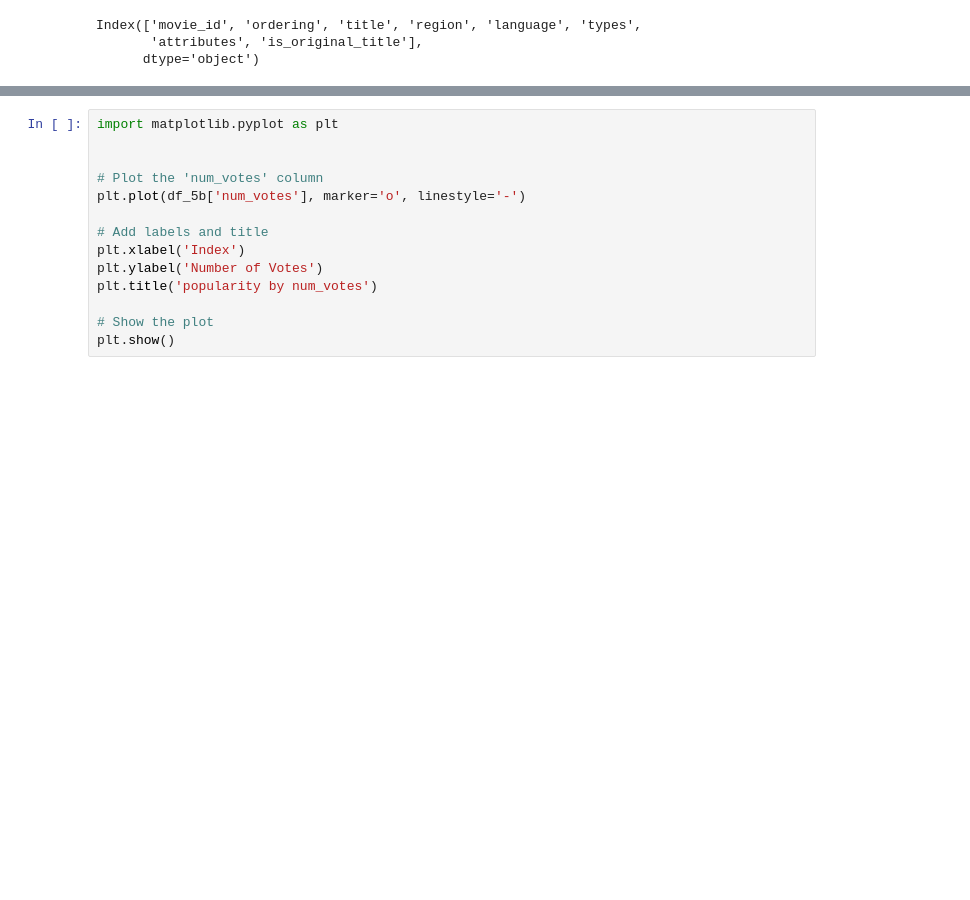
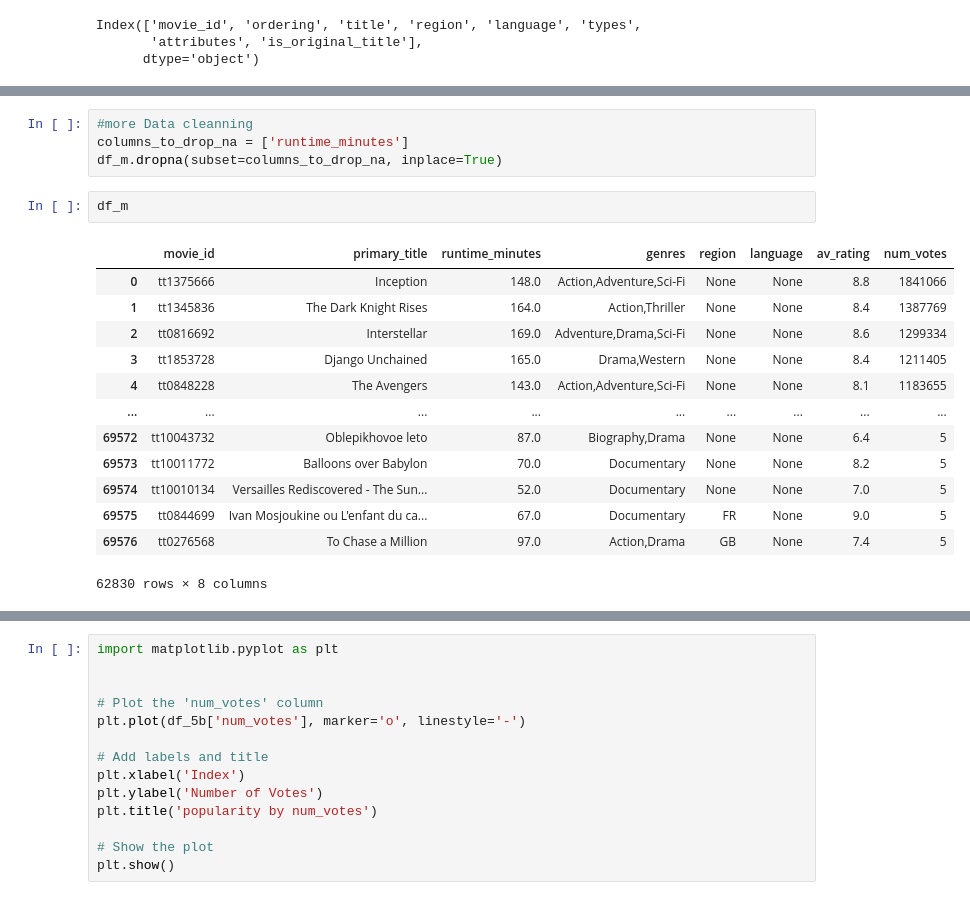
Before and after one commit to pyamin1878/Movie-Project, a Jupyter notebook: Notebooks/student_working_notebook-juvenson.ipynb, the cells around one changed output, grey strips where cells are left out. Saved outputs shown, nothing was run; the diff lists cells and outputs as text; blank space fills up the shorter version.

```diff
--- a/Notebooks/student_working_notebook-juvenson.ipynb
+++ b/Notebooks/student_working_notebook-juvenson.ipynb
@@ -202,0 +289,20 @@ df_5a = df_5a[df_5a['genres'].notnull()]
+# %%
+#more Data cleanning
+columns_to_drop_na = ['runtime_minutes']
+df_m.dropna(subset=columns_to_drop_na, inplace=True)
+# %%
+df_m
+# %% [output]
+|  | movie_id | primary_title | runtime_minutes | genres | region | language | av_rating | num_votes |
+| 0 | tt1375666 | Inception | 148.0 | Action,Adventure,Sci-Fi | None | None | 8.8 | 1841066 |
+| 1 | tt1345836 | The Dark Knight Rises | 164.0 | Action,Thriller | None | None | 8.4 | 1387769 |
+| 2 | tt0816692 | Interstellar | 169.0 | Adventure,Drama,Sci-Fi | None | None | 8.6 | 1299334 |
+| 3 | tt1853728 | Django Unchained | 165.0 | Drama,Western | None | None | 8.4 | 1211405 |
+| 4 | tt0848228 | The Avengers | 143.0 | Action,Adventure,Sci-Fi | None | None | 8.1 | 1183655 |
+| ... | ... | ... | ... | ... | ... | ... | ... | ... |
+| 69572 | tt10043732 | Oblepikhovoe leto | 87.0 | Biography,Drama | None | None | 6.4 | 5 |
+| 69573 | tt10011772 | Balloons over Babylon | 70.0 | Documentary | None | None | 8.2 | 5 |
+| 69574 | tt10010134 | Versailles Rediscovered - The Sun... | 52.0 | Documentary | None | None | 7.0 | 5 |
+| 69575 | tt0844699 | Ivan Mosjoukine ou L'enfant du ca... | 67.0 | Documentary | FR | None | 9.0 | 5 |
+| 69576 | tt0276568 | To Chase a Million | 97.0 | Action,Drama | GB | None | 7.4 | 5 |
+62830 rows × 8 columns
```
Also changed, not shown: parts of 65 cells of this notebook.
